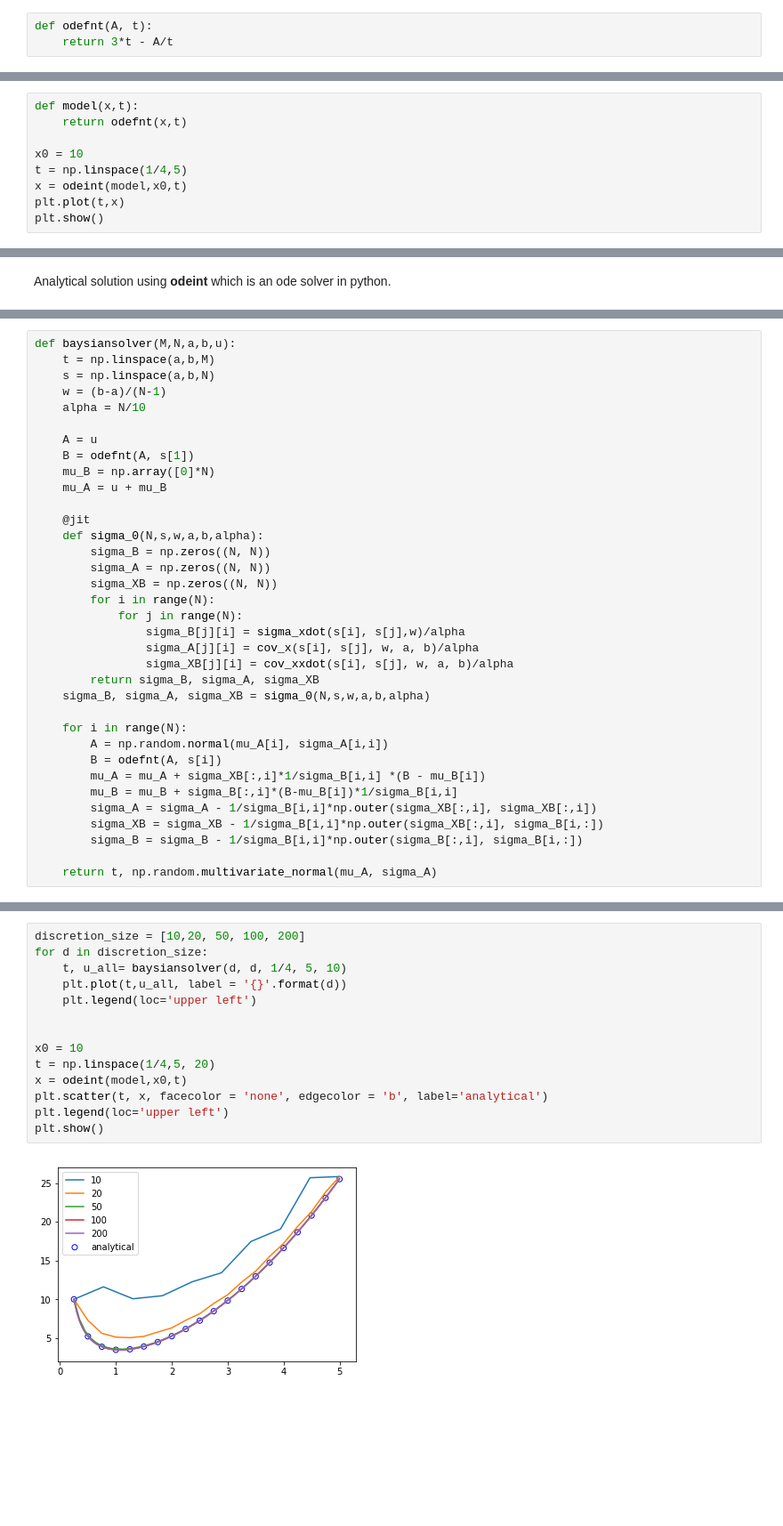
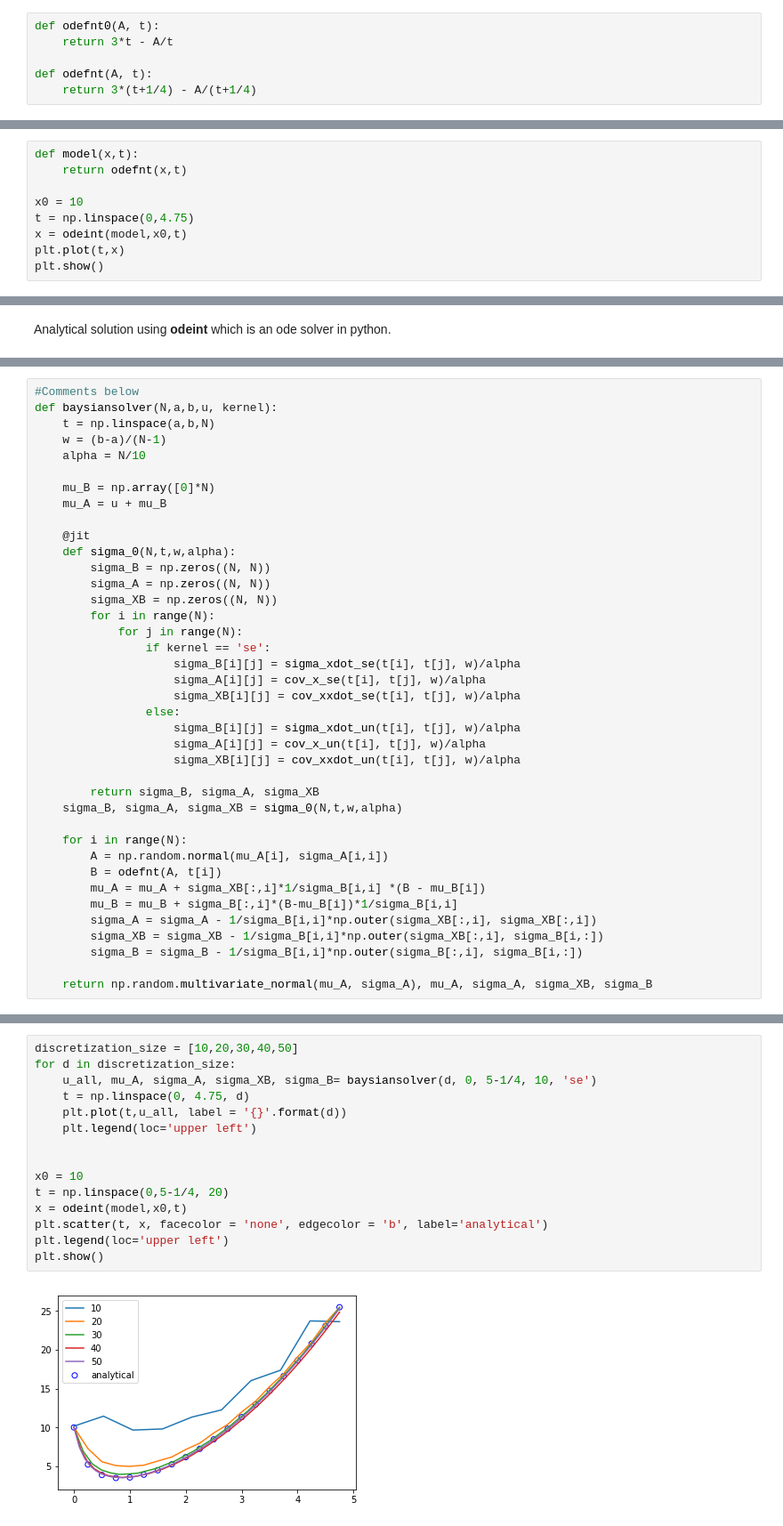
Before and after one commit to mohanwu/Baysian_ODE, a Jupyter notebook: Research.ipynb, the cells around one changed output, grey strips where cells are left out. Shown: that part at 89% size. Drawn from its saved outputs; the diff is of its cells as text; blank space fills up the shorter version.

```diff
--- a/Research.ipynb
+++ b/Research.ipynb
@@ -9,4 +10,7 @@ from numba import jit
 # %%
+def odefnt0(A, t):
+    return 3*t - A/t
+
 def odefnt(A, t):
-    return 3*t - A/t
+    return 3*(t+1/4) - A/(t+1/4)
 # %% [markdown]
@@ -16,7 +20,7 @@ def model(x,t):
     return odefnt(x,t)
 
 x0 = 10
-t = np.linspace(1/4,5)
+t = np.linspace(0,4.75)
 x = odeint(model,x0,t)
 plt.plot(t,x)
 plt.show()
@@ -52,35 +192,39 @@ These are the priors defined in the paper under square exponential kernel. In pa
 # %%
-def baysiansolver(M,N,a,b,u):
-    t = np.linspace(a,b,M)
-    s = np.linspace(a,b,N)
+#Comments below
+def baysiansolver(N,a,b,u, kernel):
+    t = np.linspace(a,b,N)
     w = (b-a)/(N-1)
     alpha = N/10
 
-    A = u
-    B = odefnt(A, s[1])
     mu_B = np.array([0]*N)
     mu_A = u + mu_B
 
     @jit
-    def sigma_0(N,s,w,a,b,alpha):
+    def sigma_0(N,t,w,alpha):
         sigma_B = np.zeros((N, N))
         sigma_A = np.zeros((N, N))
         sigma_XB = np.zeros((N, N))
         for i in range(N):
             for j in range(N):
-                sigma_B[j][i] = sigma_xdot(s[i], s[j],w)/alpha
-                sigma_A[j][i] = cov_x(s[i], s[j], w, a, b)/alpha
-                sigma_XB[j][i] = cov_xxdot(s[i], s[j], w, a, b)/alpha
+                if kernel == 'se':
+                    sigma_B[i][j] = sigma_xdot_se(t[i], t[j], w)/alpha
+                    sigma_A[i][j] = cov_x_se(t[i], t[j], w)/alpha
+                    sigma_XB[i][j] = cov_xxdot_se(t[i], t[j], w)/alpha
+                else:
+                    sigma_B[i][j] = sigma_xdot_un(t[i], t[j], w)/alpha
+                    sigma_A[i][j] = cov_x_un(t[i], t[j], w)/alpha
+                    sigma_XB[i][j] = cov_xxdot_un(t[i], t[j], w)/alpha
+
         return sigma_B, sigma_A, sigma_XB
-    sigma_B, sigma_A, sigma_XB = sigma_0(N,s,w,a,b,alpha)
+    sigma_B, sigma_A, sigma_XB = sigma_0(N,t,w,alpha)
 
     for i in range(N):
         A = np.random.normal(mu_A[i], sigma_A[i,i])
-        B = odefnt(A, s[i])
+        B = odefnt(A, t[i])
         mu_A = mu_A + sigma_XB[:,i]*1/sigma_B[i,i] *(B - mu_B[i])
         mu_B = mu_B + sigma_B[:,i]*(B-mu_B[i])*1/sigma_B[i,i]
         sigma_A = sigma_A - 1/sigma_B[i,i]*np.outer(sigma_XB[:,i], sigma_XB[:,i])
         sigma_XB = sigma_XB - 1/sigma_B[i,i]*np.outer(sigma_XB[:,i], sigma_B[i,:])
         sigma_B = sigma_B - 1/sigma_B[i,i]*np.outer(sigma_B[:,i], sigma_B[i,:])
 
-    return t, np.random.multivariate_normal(mu_A, sigma_A)
+    return np.random.multivariate_normal(mu_A, sigma_A), mu_A, sigma_A, sigma_XB, sigma_B
@@ -87,16 +256,17 @@ def baysiansolver(M,N,a,b,u):
 # %%
-discretion_size = [10,20, 50, 100, 200]
-for d in discretion_size:
-    t, u_all= baysiansolver(d, d, 1/4, 5, 10)
+discretization_size = [10,20,30,40,50]
+for d in discretization_size:
+    u_all, mu_A, sigma_A, sigma_XB, sigma_B= baysiansolver(d, 0, 5-1/4, 10, 'se')
+    t = np.linspace(0, 4.75, d)
     plt.plot(t,u_all, label = '{}'.format(d))
     plt.legend(loc='upper left')
 
 
 x0 = 10
-t = np.linspace(1/4,5, 20)
+t = np.linspace(0,5-1/4, 20)
 x = odeint(model,x0,t)
 plt.scatter(t, x, facecolor = 'none', edgecolor = 'b', label='analytical')
 plt.legend(loc='upper left')
 plt.show()
 # %% [output]
-[figure, old version]
+[figure, new version]
```
Also changed, not shown: parts of 25 cells of this notebook.
